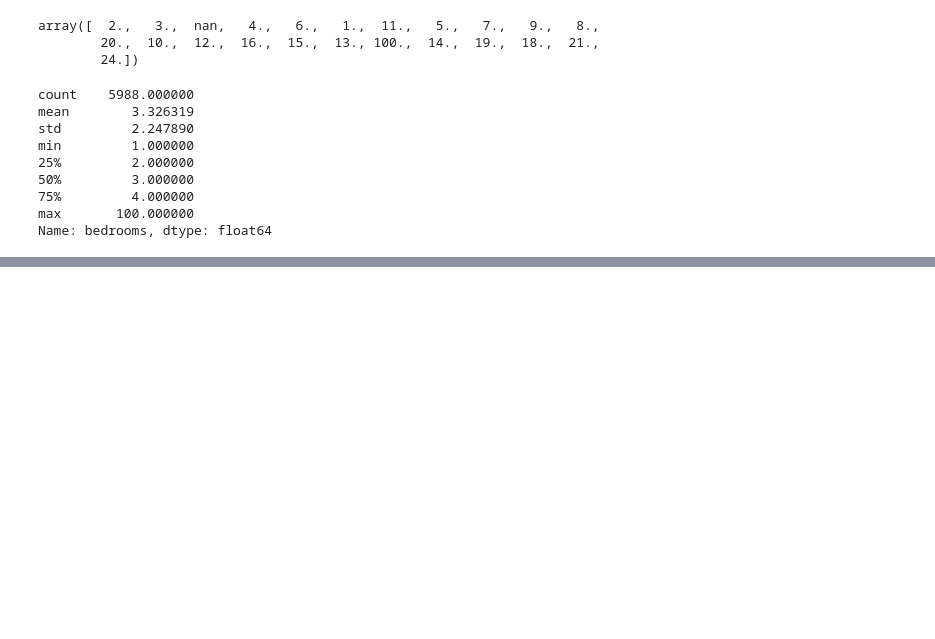
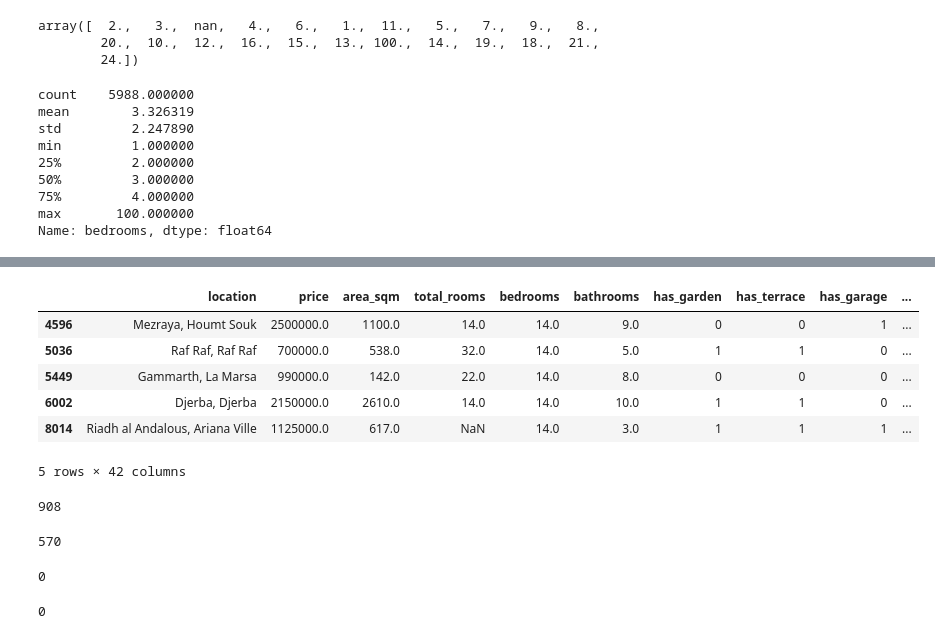
Before and after one commit to MarouaHattab/House-sale-Price-Predicition, a Jupyter notebook: New folder/CleaningMubwab.ipynb, the cells around one changed output, grey strips where cells are left out. Saved outputs shown, nothing was run; the diff lists cells and outputs as text; code cells hidden in the pictures; blank space fills up the shorter version.

```diff
--- a/New folder/CleaningMubwab.ipynb
+++ b/New folder/CleaningMubwab.ipynb
@@ -635,0 +774,18 @@ df
+# %%
+df[df['bedrooms'] == 14 ]
+# %% [output]
+|  | location | price | area_sqm | total_rooms | bedrooms | bathrooms | has_garden | has_terrace | has_garage | ... |
+| 4596 | Mezraya, Houmt Souk | 2500000.0 | 1100.0 | 14.0 | 14.0 | 9.0 | 0 | 0 | 1 | ... |
+| 5036 | Raf Raf, Raf Raf | 700000.0 | 538.0 | 32.0 | 14.0 | 5.0 | 1 | 1 | 0 | ... |
+| 5449 | Gammarth, La Marsa | 990000.0 | 142.0 | 22.0 | 14.0 | 8.0 | 0 | 0 | 0 | ... |
+| 6002 | Djerba, Djerba | 2150000.0 | 2610.0 | 14.0 | 14.0 | 10.0 | 1 | 1 | 0 | ... |
+| 8014 | Riadh al Andalous, Ariana Ville | 1125000.0 | 617.0 | NaN | 14.0 | 3.0 | 1 | 1 | 1 | ... |
+5 rows × 42 columns
+# %%
+df['total_rooms'].isna().sum()
+# %% [output]
+908
+# %%
+df['bedrooms'].isna().sum()
+# %% [output]
+570
@@ -635,0 +796,4 @@ df
+# %%
+df['bedrooms'].isna().sum()
+# %% [output]
+0
@@ -635,0 +803,4 @@ df
+# %%
+df['total_rooms'].isna().sum()
+# %% [output]
+0
```
Also changed, not shown: parts of 24 cells of this notebook.
